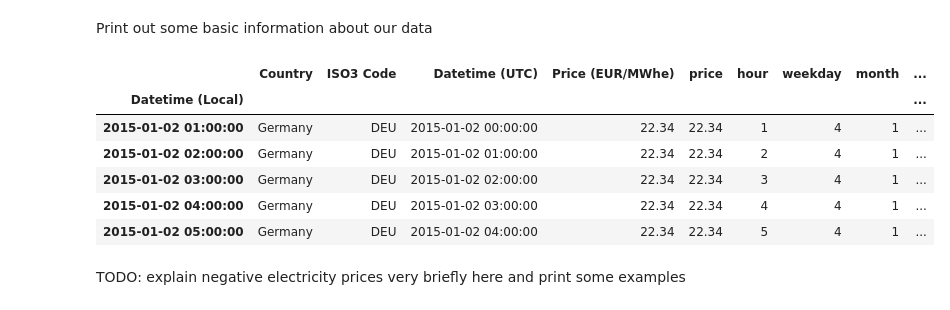
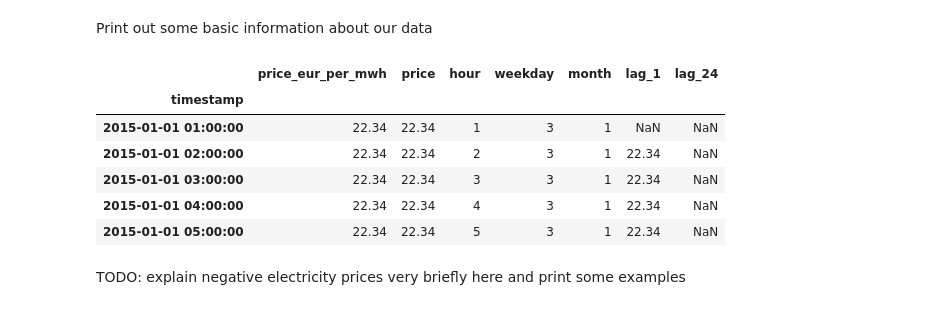
Before and after one commit to DanielHka25/electricity-price-prediction, a Jupyter notebook: notebooks/price_prediction.ipynb, the cells around one changed output. Cells and saved outputs as stored; diff of their text form; code cells hidden in the pictures.

Commit message:
imported all csv files, created dataframes, handled some errors

```diff
--- a/notebooks/price_prediction.ipynb
+++ b/notebooks/price_prediction.ipynb
@@ -71,5 +53,3 @@ First of all, load the data of the csv files. We use different csv files and mer
 # %%
-# Read csv
-df = pd.read_csv("../data/germany_epex_spot.csv") # use index=false to avoid indexing if needed
-
-# TODO: add more data sources
+df_prices = pd.read_csv("../data/germany_epex_spot.csv")
+df_prices.head()
@@ -77,0 +223,10 @@ After loading in the data, we can construct some Pandas DataFrames.
+# %%
+# Remove duplicates that result from daylight saving time
+df_prices = df_prices[~df_prices.duplicated(subset='timestamp')]
+df_generation = df_generation[~df_generation.duplicated(subset='timestamp')]
+df_consumption = df_consumption[~df_consumption.duplicated(subset='timestamp')]
+
+# Check if there are duplicates left
+print("Amount of duplicates in df_prices:", df_prices['timestamp'].duplicated().sum())
+print("Amount of duplicates in df_generation:", df_generation['timestamp'].duplicated().sum())
+print("Amount of duplicates in df_consumption:", df_consumption['timestamp'].duplicated().sum())
@@ -78,23 +267,23 @@ After loading in the data, we can construct some Pandas DataFrames.
 # %%
 # convert local time in datetime object and set as index
-df["Datetime (Local)"] = pd.to_datetime(df["Datetime (Local)"])
-df = df.set_index("Datetime (Local)")
-df = df.sort_index()
+df_prices["timestamp"] = pd.to_datetime(df_prices["timestamp"])
+df_prices = df_prices.set_index("timestamp")
+df_prices = df_prices.sort_index()
 
 # target variable
-df["price"] = df["Price (EUR/MWhe)"]
+df_prices["price"] = df_prices["price_eur_per_mwh"]
 
 # time based features
-df["hour"] = df.index.hour
-df["weekday"] = df.index.weekday
-df["month"] = df.index.month
+df_prices["hour"] = df_prices.index.hour
+df_prices["weekday"] = df_prices.index.weekday
+df_prices["month"] = df_prices.index.month
 
 # lag features (price 1h and 24h before)
-df["lag_1"] = df["price"].shift(1)
-df["lag_24"] = df["price"].shift(24)
+df_prices["lag_1"] = df_prices["price"].shift(1)
+df_prices["lag_24"] = df_prices["price"].shift(24)
 # TODO: maybe more? What is best?
 
-df.plot(style="1", figsize=(15, 5), title="Data Frame")
+df_prices.plot(style="1", figsize=(15, 5), title="Data Frame")
 
 # TODO: update and clean this code after new data sets are loaded in
 # %% [output]
@@ -103,25 +292,25 @@ df.plot(style="1", figsize=(15, 5), title="Data Frame")
 # %% [markdown]
 Print out some basic information about our data
 # %%
-df.head()
+df_prices.head()
 # df.tail()
 # df.describe()
 # df.dtypes
 # df.info()
 # df.shape()
 # df.count()
 # df.min()
 # df.max()
 
 # TODO: do this for all our data frames when new data sets are available
 # %% [output]
-|  | Country | ISO3 Code | Datetime (UTC) | Price (EUR/MWhe) | price | hour | weekday | month | ... |
-| Datetime (Local) |  |  |  |  |  |  |  |  | ... |
-| 2015-01-02 01:00:00 | Germany | DEU | 2015-01-02 00:00:00 | 22.34 | 22.34 | 1 | 4 | 1 | ... |
-| 2015-01-02 02:00:00 | Germany | DEU | 2015-01-02 01:00:00 | 22.34 | 22.34 | 2 | 4 | 1 | ... |
-| 2015-01-02 03:00:00 | Germany | DEU | 2015-01-02 02:00:00 | 22.34 | 22.34 | 3 | 4 | 1 | ... |
-| 2015-01-02 04:00:00 | Germany | DEU | 2015-01-02 03:00:00 | 22.34 | 22.34 | 4 | 4 | 1 | ... |
-| 2015-01-02 05:00:00 | Germany | DEU | 2015-01-02 04:00:00 | 22.34 | 22.34 | 5 | 4 | 1 | ... |
+|  | price_eur_per_mwh | price | hour | weekday | month | lag_1 | lag_24 |
+| timestamp |  |  |  |  |  |  |  |
+| 2015-01-01 01:00:00 | 22.34 | 22.34 | 1 | 3 | 1 | NaN | NaN |
+| 2015-01-01 02:00:00 | 22.34 | 22.34 | 2 | 3 | 1 | 22.34 | NaN |
+| 2015-01-01 03:00:00 | 22.34 | 22.34 | 3 | 3 | 1 | 22.34 | NaN |
+| 2015-01-01 04:00:00 | 22.34 | 22.34 | 4 | 3 | 1 | 22.34 | NaN |
+| 2015-01-01 05:00:00 | 22.34 | 22.34 | 5 | 3 | 1 | 22.34 | NaN |
 # %% [markdown]
 TODO: explain negative electricity prices very briefly here and print some examples
 # %% [markdown]
```
Also changed, not shown: parts of 28 cells of this notebook, 1 other file.
